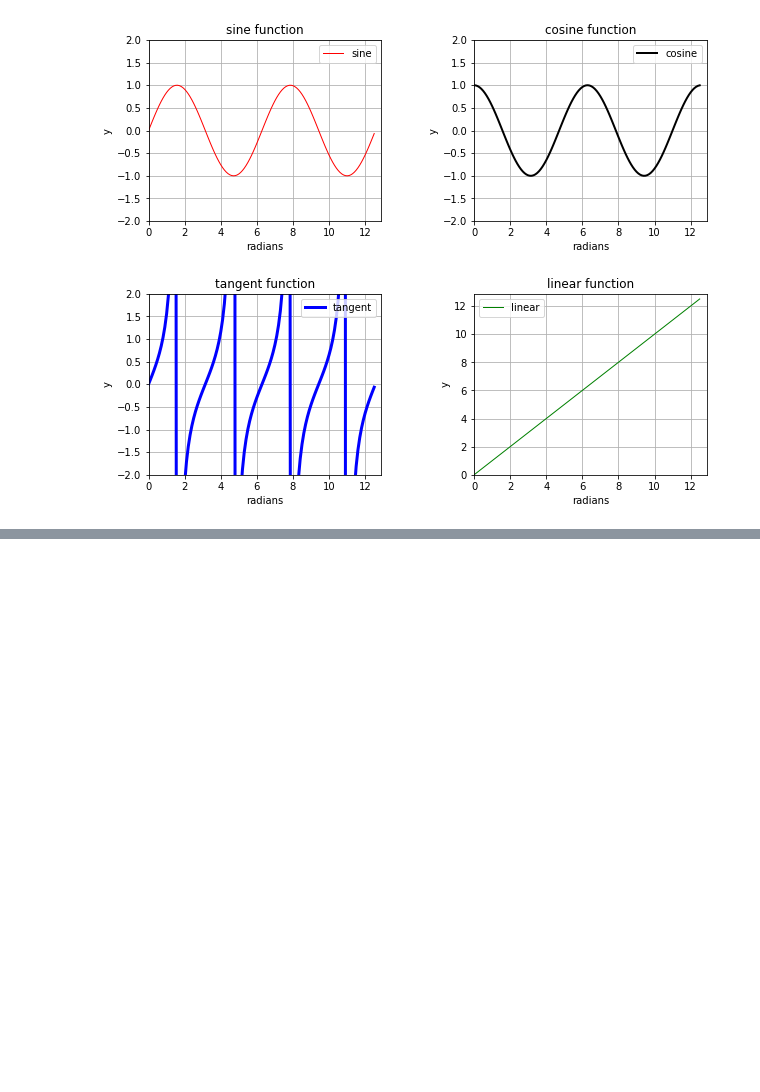
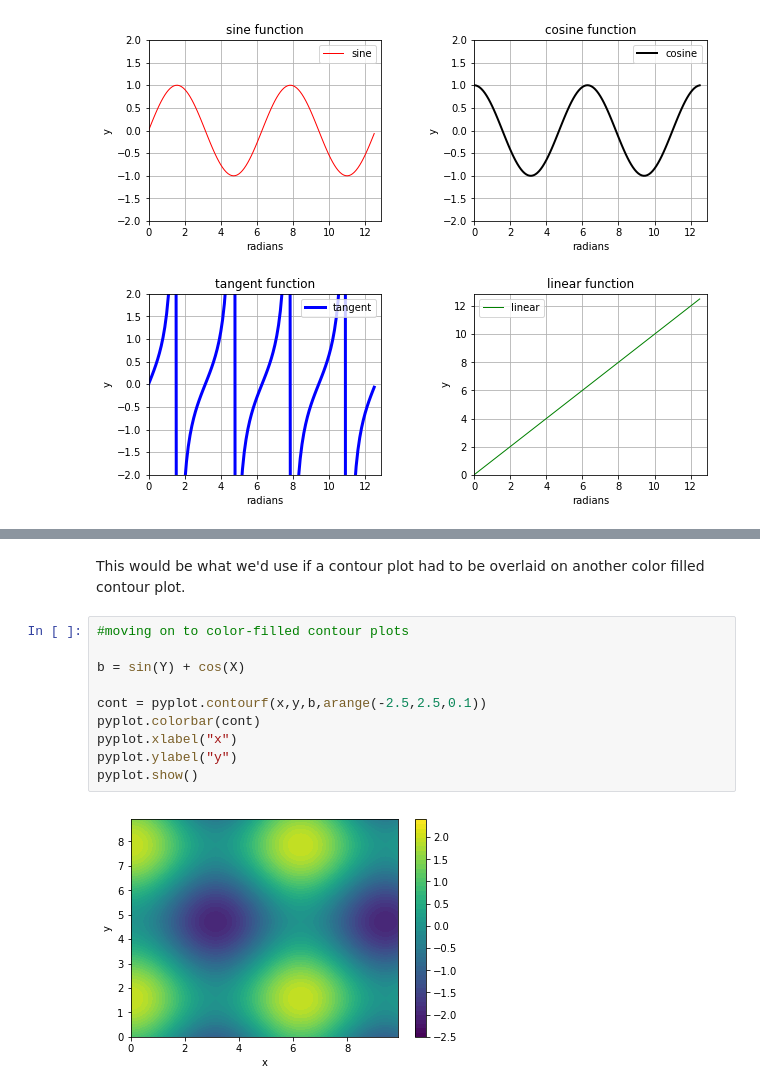
Before and after one commit to varunsmurthy/python, a Jupyter notebook: tutorials/2_raymond_python_for_science/ch4_matplotlib.ipynb, the cells around one changed output, grey strips where cells are left out. Saved outputs shown, nothing was run; the diff lists cells and outputs as text; blank space fills up the shorter version.

```diff
--- a/tutorials/2_raymond_python_for_science/ch4_matplotlib.ipynb
+++ b/tutorials/2_raymond_python_for_science/ch4_matplotlib.ipynb
@@ -102,0 +142,14 @@ pyplot.show()
+# %% [markdown]
+This would be what we'd use if a contour plot had to be overlaid on another color filled contour plot.
+# %%
+#moving on to color-filled contour plots
+
+b = sin(Y) + cos(X)
+
+cont = pyplot.contourf(x,y,b,arange(-2.5,2.5,0.1))
+pyplot.colorbar(cont)
+pyplot.xlabel("x")
+pyplot.ylabel("y")
+pyplot.show()
+# %% [output]
+[figure, added]
```
Also changed, not shown: parts of 7 cells of this notebook.
